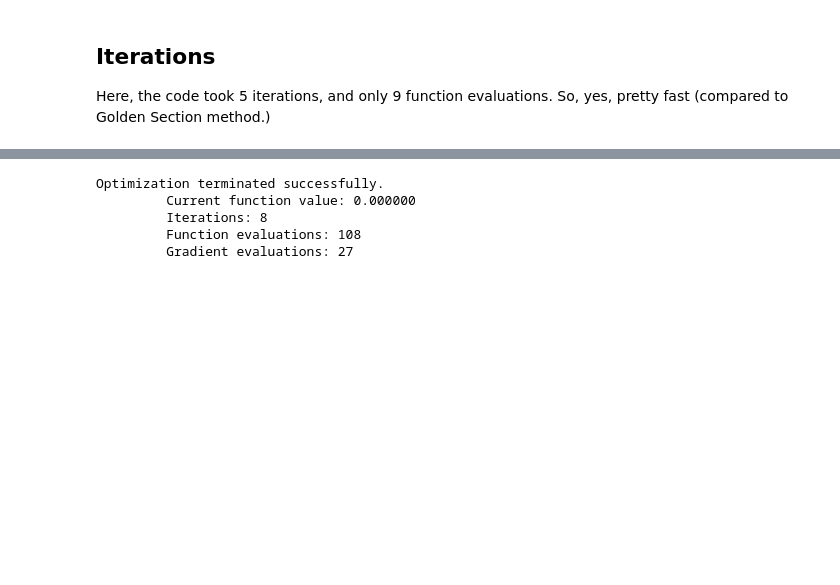
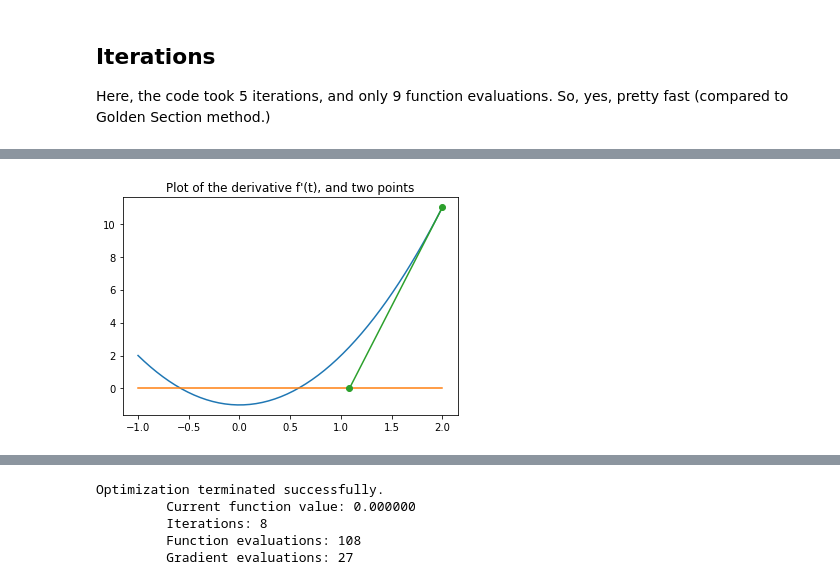
Before and after one commit to mlamoureux/Math502w19, a Jupyter notebook: Lecture22_Apr4.ipynb, the cells around one changed output, grey strips where cells are left out. Cells and saved outputs as stored; diff of their text form; code cells hidden in the pictures; blank space fills up the shorter version.

```diff
--- a/Lecture22_Apr4.ipynb
+++ b/Lecture22_Apr4.ipynb
@@ -228,0 +293,6 @@ Here, the code took 5 iterations, and only 9 function evaluations. So, yes, pret
+# %%
+t = linspace(-1,2)
+plot(t,3*t**2 - 1,t,0*t,[2,13/12],[11,0],'-o');
+title("Plot of the derivative f'(t), and two points");
+# %% [output]
+[figure, added]
```
Also changed, not shown: parts of 38 cells of this notebook.
